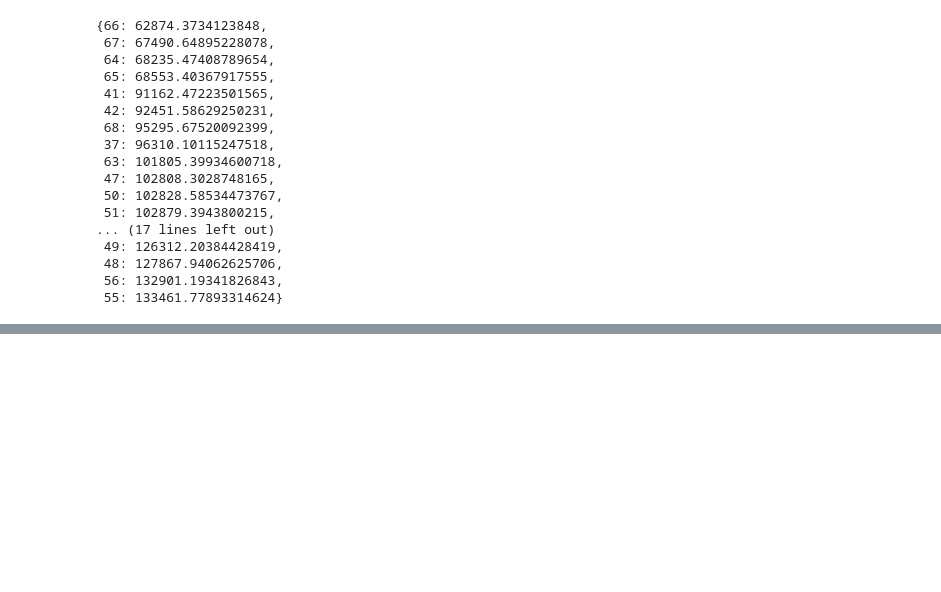
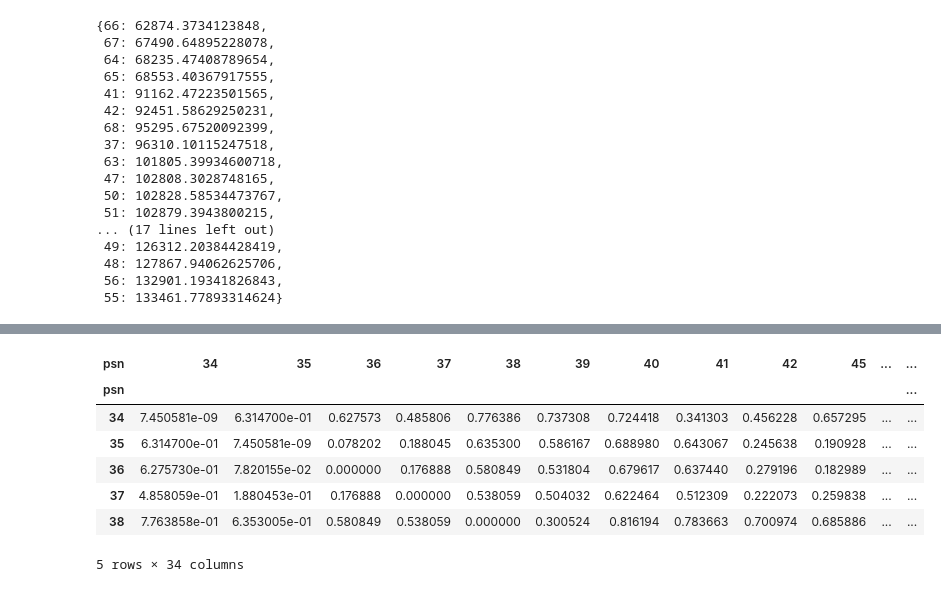
Before and after one commit to j-goldsmith/TurbineTimeSeries.EDA, a Jupyter notebook: eda/TimeSegmentClusters/20minSegments_25clusters_similarityMatrixGeneration.ipynb, the cells around one changed output, grey strips where cells are left out. Cells and saved outputs as stored; diff of their text form; code cells hidden in the pictures; blank space fills up the shorter version.

Commit message:
added similarity matrix usage perc code and file

```diff
--- a/eda/TimeSegmentClusters/20minSegments_25clusters_similarityMatrixGeneration.ipynb
+++ b/eda/TimeSegmentClusters/20minSegments_25clusters_similarityMatrixGeneration.ipynb
@@ -76,0 +79,3 @@ similarityMatrix[PSN].drop([PSN], axis=0).sort_values(ascending=True).to_dict()
+# %%
+flattenedUsagePerc =  flattened.div(flattened.sum(axis=1), axis=0)
+flattenedUsagePerc.head()
@@ -76,0 +91,13 @@ similarityMatrix[PSN].drop([PSN], axis=0).sort_values(ascending=True).to_dict()
+# %%
+similarityMatrixUsagePerc = pd.DataFrame(pairwise.pairwise_distances(flattenedUsagePerc, metric = 'euclidean'),
+                                         columns=flattenedUsagePerc.index, index=flattenedUsagePerc.index)
+similarityMatrixUsagePerc.head()
+# %% [output]
+| psn | 34 | 35 | 36 | 37 | 38 | 39 | 40 | 41 | 42 | 45 | ... | ... |
+| psn |  |  |  |  |  |  |  |  |  |  |  | ... |
+| 34 | 7.450581e-09 | 6.314700e-01 | 0.627573 | 0.485806 | 0.776386 | 0.737308 | 0.724418 | 0.341303 | 0.456228 | 0.657295 | ... | ... |
+| 35 | 6.314700e-01 | 7.450581e-09 | 0.078202 | 0.188045 | 0.635300 | 0.586167 | 0.688980 | 0.643067 | 0.245638 | 0.190928 | ... | ... |
+| 36 | 6.275730e-01 | 7.820155e-02 | 0.000000 | 0.176888 | 0.580849 | 0.531804 | 0.679617 | 0.637440 | 0.279196 | 0.182989 | ... | ... |
+| 37 | 4.858059e-01 | 1.880453e-01 | 0.176888 | 0.000000 | 0.538059 | 0.504032 | 0.622464 | 0.512309 | 0.222073 | 0.259838 | ... | ... |
+| 38 | 7.763858e-01 | 6.353005e-01 | 0.580849 | 0.538059 | 0.000000 | 0.300524 | 0.816194 | 0.783663 | 0.700974 | 0.685886 | ... | ... |
+5 rows × 34 columns
```
Also changed, not shown: parts of 4 cells of this notebook, 1 other file.
